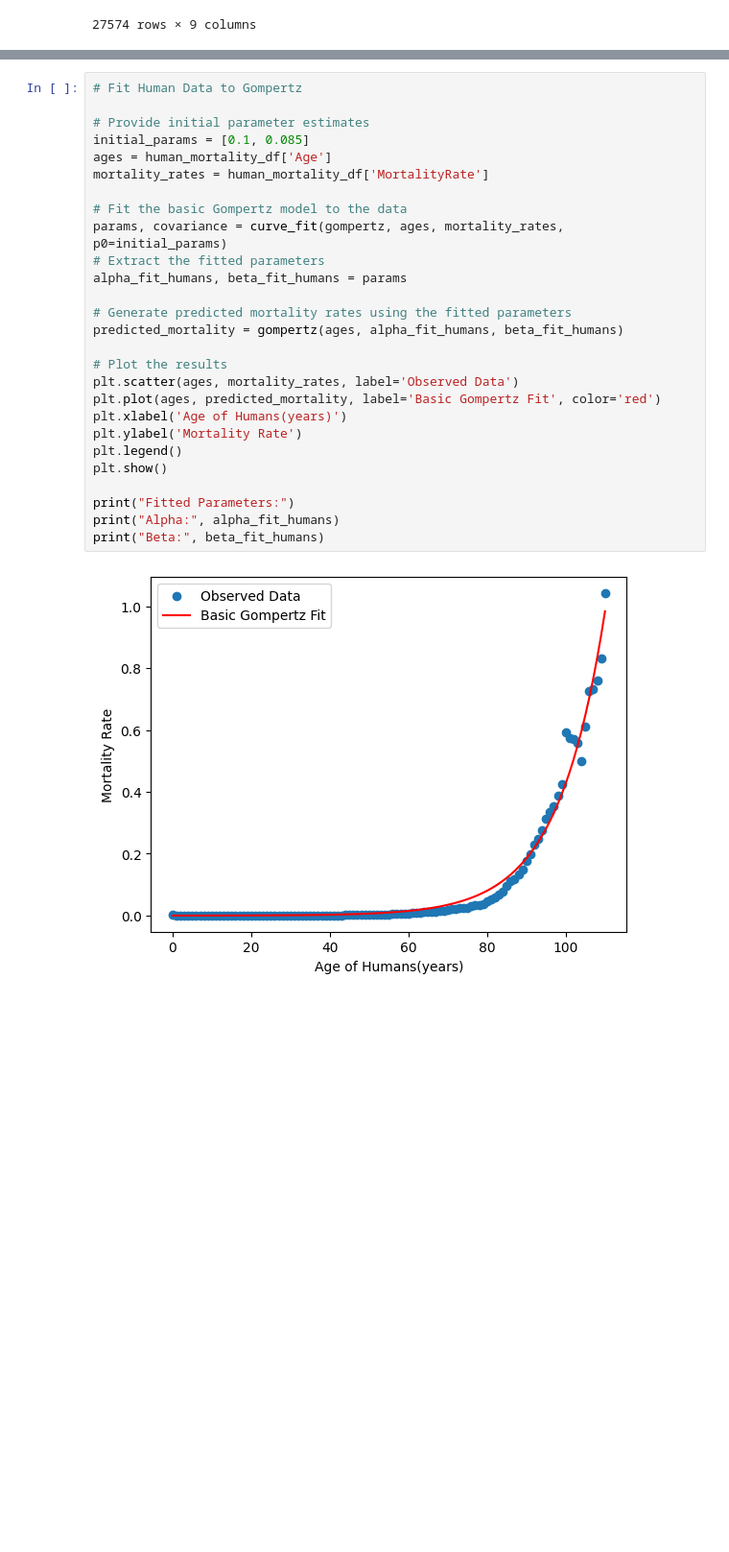
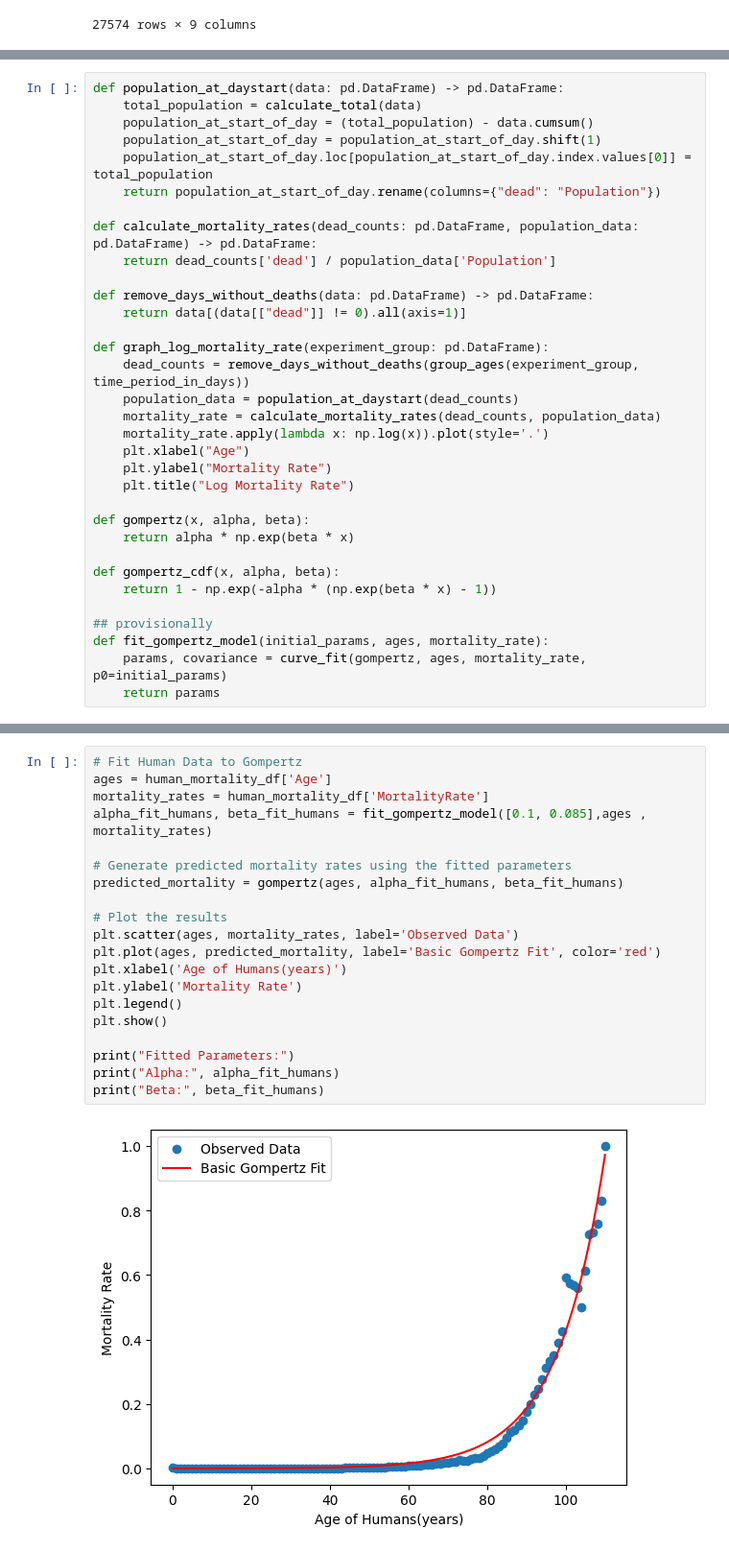
Before and after one commit to shs2017/Data-Literacy, a Jupyter notebook: Lifespans_ITP1.ipynb, the cells around one changed output, grey strips where cells are left out. Shown at 96% size. Drawn from its saved outputs; the diff is of its cells as text; blank space fills up the shorter version.

```diff
--- a/Lifespans_ITP1.ipynb
+++ b/Lifespans_ITP1.ipynb
@@ -116,0 +191,33 @@ def gompertz_cdf(x, alpha, beta):
+# %%
+def population_at_daystart(data: pd.DataFrame) -> pd.DataFrame:
+    total_population = calculate_total(data)
+    population_at_start_of_day = (total_population) - data.cumsum()
+    population_at_start_of_day = population_at_start_of_day.shift(1)
+    population_at_start_of_day.loc[population_at_start_of_day.index.values[0]] = total_population
+    return population_at_start_of_day.rename(columns={"dead": "Population"})
+
+def calculate_mortality_rates(dead_counts: pd.DataFrame, population_data: pd.DataFrame) -> pd.DataFrame:
+    return dead_counts['dead'] / population_data['Population']
+
+def remove_days_without_deaths(data: pd.DataFrame) -> pd.DataFrame:
+    return data[(data[["dead"]] != 0).all(axis=1)]
+
+def graph_log_mortality_rate(experiment_group: pd.DataFrame):
+    dead_counts = remove_days_without_deaths(group_ages(experiment_group, time_period_in_days))
+    population_data = population_at_daystart(dead_counts)
+    mortality_rate = calculate_mortality_rates(dead_counts, population_data)
+    mortality_rate.apply(lambda x: np.log(x)).plot(style='.')
+    plt.xlabel("Age")
+    plt.ylabel("Mortality Rate")
+    plt.title("Log Mortality Rate")
+
+def gompertz(x, alpha, beta):
+    return alpha * np.exp(beta * x)
+
+def gompertz_cdf(x, alpha, beta):
+    return 1 - np.exp(-alpha * (np.exp(beta * x) - 1))
+
+## provisionally
+def fit_gompertz_model(initial_params, ages, mortality_rate):
+    params, covariance = curve_fit(gompertz, ages, mortality_rate, p0=initial_params)
+    return params
@@ -204,30 +280,23 @@ plt.show()
 # %%
 # Fit Human Data to Gompertz
-
-# Provide initial parameter estimates
-initial_params = [0.1, 0.085]
 ages = human_mortality_df['Age']
 mortality_rates = human_mortality_df['MortalityRate']
-
-# Fit the basic Gompertz model to the data
-params, covariance = curve_fit(gompertz, ages, mortality_rates, p0=initial_params)
-# Extract the fitted parameters
-alpha_fit_humans, beta_fit_humans = params
+alpha_fit_humans, beta_fit_humans = fit_gompertz_model([0.1, 0.085],ages , mortality_rates)
 
 # Generate predicted mortality rates using the fitted parameters
 predicted_mortality = gompertz(ages, alpha_fit_humans, beta_fit_humans)
 
 # Plot the results
 plt.scatter(ages, mortality_rates, label='Observed Data')
 plt.plot(ages, predicted_mortality, label='Basic Gompertz Fit', color='red')
 plt.xlabel('Age of Humans(years)')
 plt.ylabel('Mortality Rate')
 plt.legend()
 plt.show()
 
 print("Fitted Parameters:")
 print("Alpha:", alpha_fit_humans)
 print("Beta:", beta_fit_humans)
 # %% [output]
-[figure, old version]
+[figure, new version]
 Fitted Parameters:
```
Also changed, not shown: parts of 19 cells of this notebook, 1 other file.
